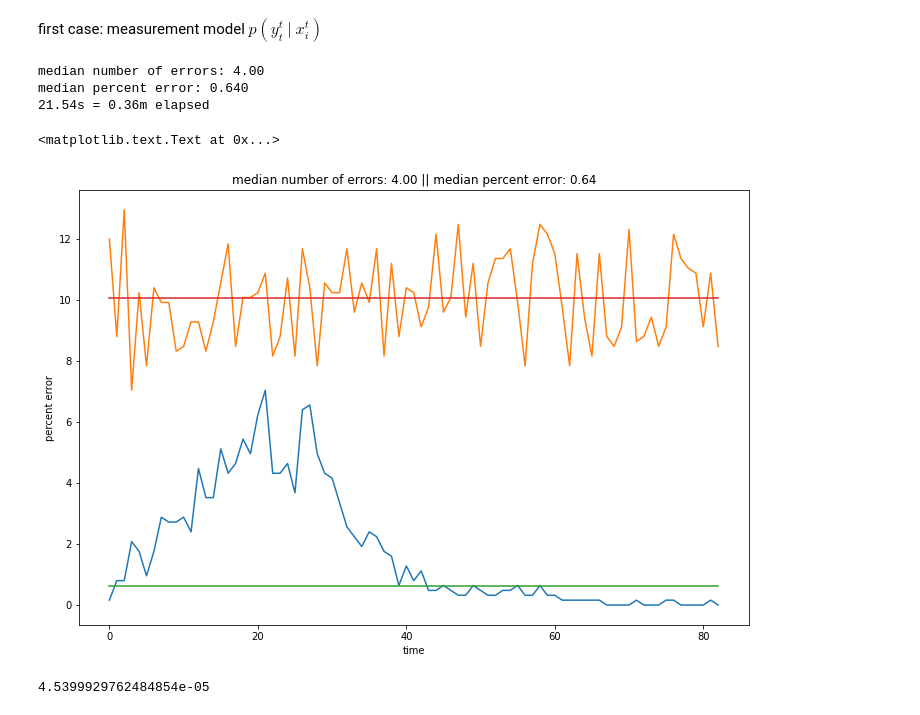
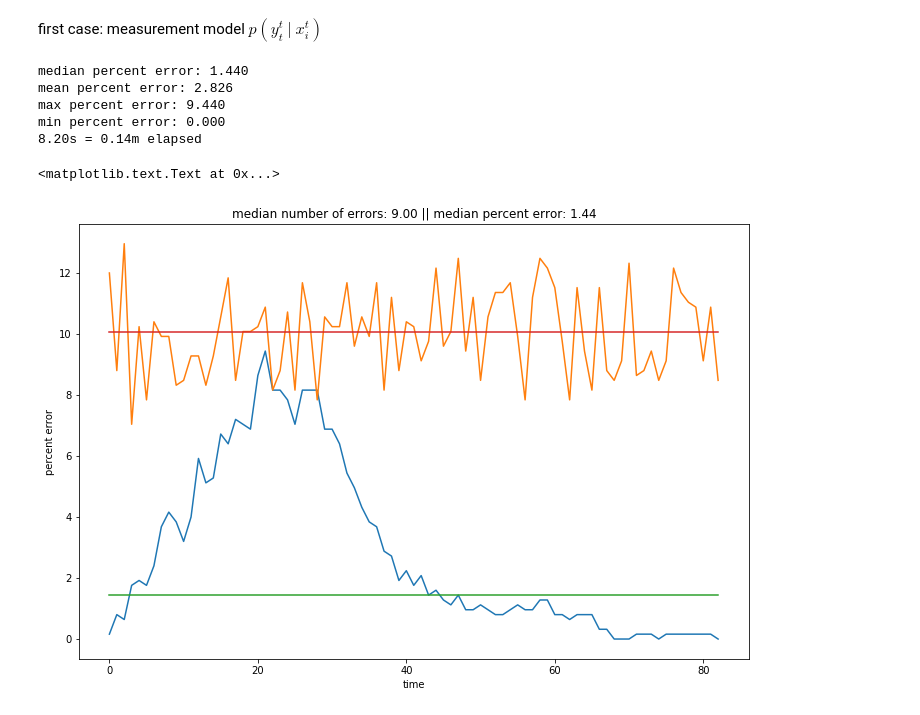
Before and after one commit to rhaksar/filter-large-GMDPs, a Jupyter notebook: message passing.ipynb, the cells around one changed output. Saved outputs shown, nothing was run; the diff lists cells and outputs as text; code cells hidden in the pictures.

Commit message:
Fixed a slew of minor errors, modified algorithm to handle log probabilities to avoid underflow, and normalized messages.

```diff
--- a/message passing.ipynb
+++ b/message passing.ipynb
@@ -84,11 +87,13 @@ def dynamics(xi_tm1, fi_tm1, xi_t):
 # %% [markdown]
 first case: measurement model $p(y^{t}_{t} ~|~ x^{t}_{i})$
 # %%
+meas_right = 0.9
+meas_wrong = 0.5*(1-meas_right)
 def measurement(xi_t, yi_t):
     if xi_t != yi_t:
-        return 0.05
+        return meas_wrong
     elif xi_t == yi_t:
-        return 0.9
+        return meas_right
 # %%
 def variational_method(prior, neighbors, grid_size, meas_data, Kmax=1, C=10):
     post = np.zeros_like(prior)
@@ -357,7 +379,7 @@ if plotting:
         plt.plot(x, y, marker='o', color='b')
 
 tic = time.clock()
-# for _ in range(5):
+# for _ in range(30):
 while not sim.end:
 
     sim.step([], dbeta=dp)
@@ -367,11 +389,11 @@ while not sim.end:
         for j in range(grid_size):
 
             meas = sim.state[i,j]
-            p_list = [0.05,0.05,0.05]
-            p_list[meas] += 0.85
+            p_list = [meas_wrong,meas_wrong,meas_wrong]
+            p_list[meas] += meas_right - meas_wrong
             meas_data[i,j] = np.random.choice([0,1,2], p=p_list)
 
-    belief = variational_method(belief, neighbors, grid_size, meas_data, Kmax=4, C=10)
+    belief, debug = variational_method(belief, neighbors, grid_size, meas_data, Kmax=1, C=100)
     state_est = np.argmax(belief, axis=2)
 
     num_errors = np.sum(state_est != sim.state)
@@ -409,31 +431,35 @@ while not sim.end:
             y = row_to_y(grid_size, i)
             plt.plot(x, y, marker='o', color='b')
 
+    #print('sim iteration:',sim.iter)
+
 toc = time.clock()
-print('median number of errors: %0.2f' %(np.median(state_errors)))
+#print('median number of errors: %0.2f' %(np.median(state_errors)))
 print('median percent error: %0.3f' %(np.median(state_errors)*100/grid_size**2))
+print('mean percent error: %0.3f' %(np.mean(state_errors)*100/grid_size**2))
+print('max percent error: %0.3f' %(np.amax(state_errors)*100/grid_size**2))
+print('min percent error: %0.3f' %(np.amin(state_errors)*100/grid_size**2))
 print('%0.2fs = %0.2fm elapsed' % (toc-tic,(toc-tic)/60))
 # %% [output]
-median number of errors: 4.00
-median percent error: 0.640
-21.54s = 0.36m elapsed
+median percent error: 1.440
+mean percent error: 2.826
+max percent error: 9.440
+min percent error: 0.000
+8.20s = 0.14m elapsed
 # %%
 plot_state_errors = [100*e/grid_size**2 for e in state_errors]
 plot_meas_errors = [100*e/grid_size**2 for e in meas_errors]
 
 plt.figure(figsize=(12,8))
 plt.plot(plot_state_errors)
 plt.plot(plot_meas_errors)
 plt.plot(range(len(plot_state_errors)),np.median(plot_state_errors)*np.ones(len(plot_state_errors)))
 plt.plot(range(len(plot_meas_errors)),np.median(plot_meas_errors)*np.ones(len(plot_meas_errors)))
 
-plt.title('median number of errors: %0.2f || median percent error: %0.2f' %(np.median(state_errors),np.median(state_errors)*100/grid_size**2))
+plt.title('median number of errors: %0.2f || median percent error: %0.2f' \
+          %(np.median(state_errors),np.median(state_errors)*100/grid_size**2))
 plt.ylabel('percent error')
 plt.xlabel('time')
 # %% [output]
 <matplotlib.text.Text at 0x...>
-[figure, old version]
+[figure, new version]
-# %%
-np.exp(-10)
-# %% [output]
-4.5399929762484854e-05
```
Also changed, not shown: parts of 4 cells of this notebook.
